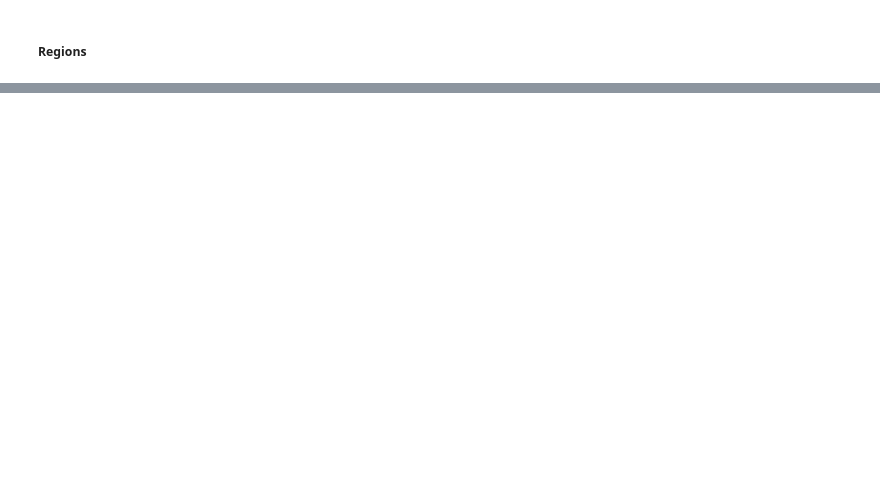
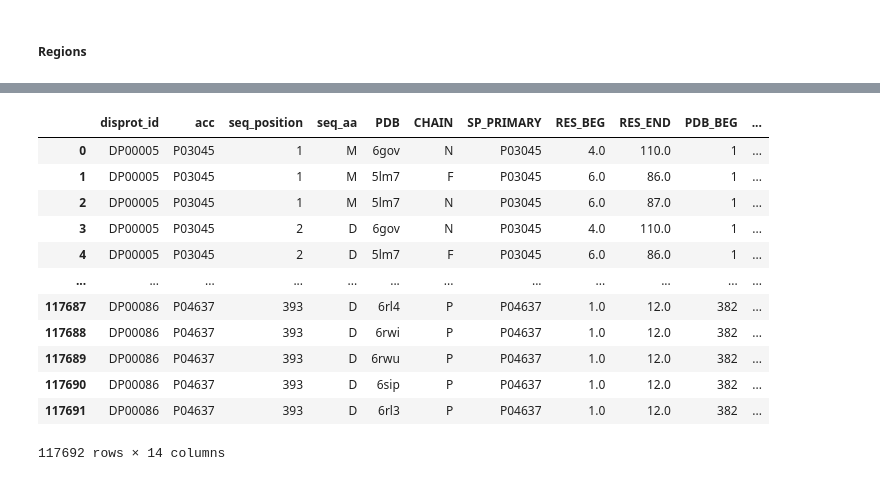
Before and after one commit to BioComputingUP/caid2-reference, a Jupyter notebook: src/notebooks/references.ipynb, the cells around one changed output, grey strips where cells are left out. Drawn from its saved outputs; the diff is of its cells as text; code cells hidden in the pictures; blank space fills up the shorter version.

```diff
--- a/src/notebooks/references.ipynb
+++ b/src/notebooks/references.ipynb
@@ -718,0 +279,7 @@ without merge: (16, 12)
+# %%
+dp_sequence = multiple_level_data[['disprot_id', 'acc', 'sequence']].copy(deep=True).drop_duplicates()
+dp_sequence['seq_position_aa'] = multiple_level_data['sequence'].apply(lambda x: [(i+1, aa) for i, aa in enumerate(x)])
+dp_sequence = dp_sequence.explode("seq_position_aa")
+dp_sequence[['seq_position', 'seq_aa']] = pd.DataFrame(dp_sequence['seq_position_aa'].tolist(), index=dp_sequence.index)
+dp_sequence.drop(columns=['seq_position_aa', 'sequence'], inplace=True)
+dp_sequence
@@ -718,0 +372,3 @@ without merge: (16, 12)
+# %%
+df_sifts = pd.read_csv(f"{dir_data_sifts}/uniprot_segments_observed.tsv.gz", sep="\t", header=1)
+df_sifts
@@ -718,0 +391,3 @@ without merge: (16, 12)
+# %%
+df_sifts = df_sifts.loc[df_sifts['SP_PRIMARY'].isin(dp_sequence['acc'].unique().tolist())]
+df_sifts
@@ -718,0 +408,4 @@ without merge: (16, 12)
+# %%
+df_sifts = df_sifts.apply(expand_region, database='sifts', axis=1)
+df_sifts = df_sifts.explode("sp_position")
+df_sifts
@@ -718,0 +426,23 @@ without merge: (16, 12)
+# %%
+# Add wwPDB observed residues
+# Suposition: aa is the same in uniprot and wwPDB
+df_sequence_sifts = pd.merge( left     = dp_sequence
+                            , right    = df_sifts
+                            , left_on  = ['acc', 'seq_position']
+                            , right_on = ['SP_PRIMARY', 'sp_position']
+                            , how      = 'left' )
+df_sequence_sifts
+# %% [output]
+|  | disprot_id | acc | seq_position | seq_aa | PDB | CHAIN | SP_PRIMARY | RES_BEG | RES_END | PDB_BEG | ... |
+| 0 | DP00005 | P03045 | 1 | M | 6gov | N | P03045 | 4.0 | 110.0 | 1 | ... |
+| 1 | DP00005 | P03045 | 1 | M | 5lm7 | F | P03045 | 6.0 | 86.0 | 1 | ... |
+| 2 | DP00005 | P03045 | 1 | M | 5lm7 | N | P03045 | 6.0 | 87.0 | 1 | ... |
+| 3 | DP00005 | P03045 | 2 | D | 6gov | N | P03045 | 4.0 | 110.0 | 1 | ... |
+| 4 | DP00005 | P03045 | 2 | D | 5lm7 | F | P03045 | 6.0 | 86.0 | 1 | ... |
+| ... | ... | ... | ... | ... | ... | ... | ... | ... | ... | ... | ... |
+| 117687 | DP00086 | P04637 | 393 | D | 6rl4 | P | P04637 | 1.0 | 12.0 | 382 | ... |
+| 117688 | DP00086 | P04637 | 393 | D | 6rwi | P | P04637 | 1.0 | 12.0 | 382 | ... |
+| 117689 | DP00086 | P04637 | 393 | D | 6rwu | P | P04637 | 1.0 | 12.0 | 382 | ... |
+| 117690 | DP00086 | P04637 | 393 | D | 6sip | P | P04637 | 1.0 | 12.0 | 382 | ... |
+| 117691 | DP00086 | P04637 | 393 | D | 6rl3 | P | P04637 | 1.0 | 12.0 | 382 | ... |
+117692 rows × 14 columns
```
Also changed, not shown: parts of 74 cells of this notebook.
